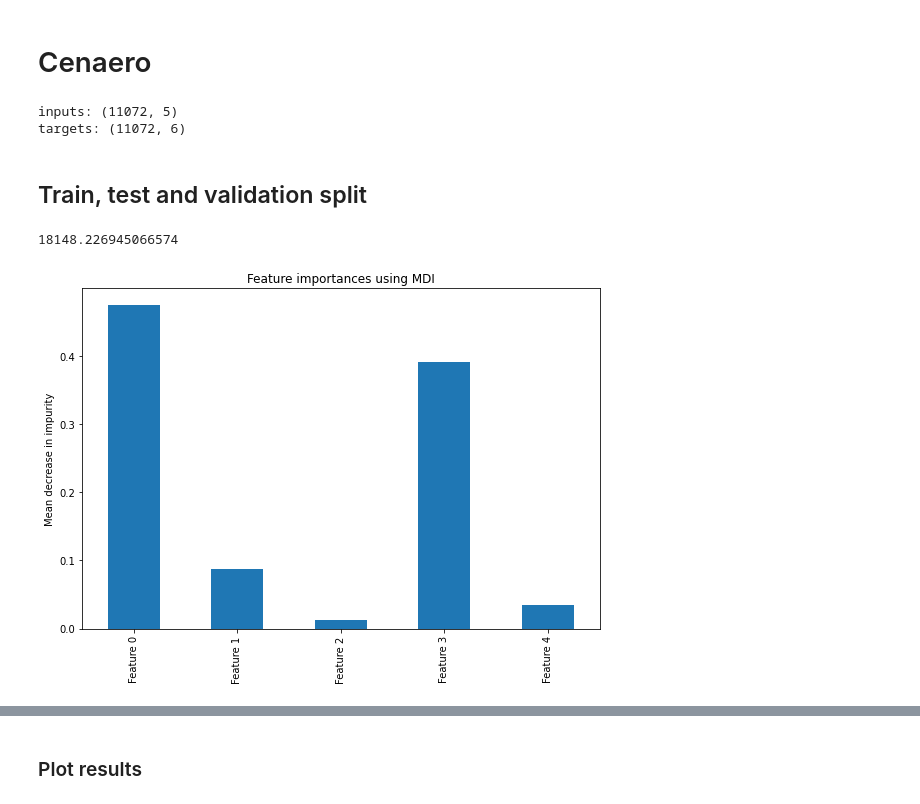
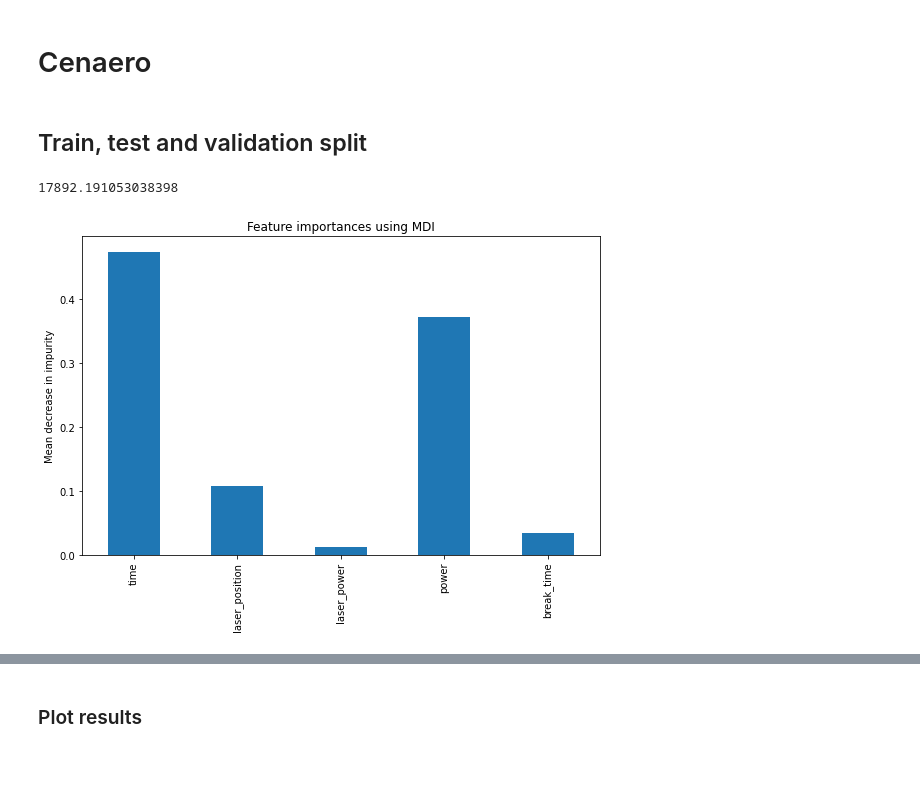
Before and after one commit to CarolineSainvitu/cenaero, a Jupyter notebook: yann/cenaero.ipynb, the cells around one changed output, grey strips where cells are left out. Cells and saved outputs as stored; diff of their text form; code cells hidden in the pictures; blank space fills up the shorter version.

```diff
--- a/yann/cenaero.ipynb
+++ b/yann/cenaero.ipynb
@@ -78,12 +104,2 @@ def load_data(simulation_ids, recurrent=False):
-# %%
-# Preview of the data
-
-inputs, targets = load_data(range(1, 8 + 1), recurrent=False)
-
-print('inputs:', inputs.shape)
-print('targets:', targets.shape)
-# %% [output]
-inputs: (11072, 5)
-targets: (11072, 6)
 # %% [markdown]
 ## Train, test and validation split
@@ -102,30 +106,41 @@ test_inputs, test_targets = load_data(test_sequence_ids, recurrent=False)
+# %%
+train_dataset, valid_dataset, test_dataset = train_valid_test_split(range(1, NUM_SEQUENCES + 1),
+                                                                    recurrent=False,
+                                                                    train_ratio=0.7)
+train_inputs, train_targets, train_seq_lengths = train_dataset
+valid_inputs, valid_targets, valid_seq_lengths = valid_dataset
+test_inputs, test_targets, test_seq_lengths = test_dataset
 # %%
 # Decision Tree training
 from sklearn.tree import DecisionTreeRegressor
+from sklearn.preprocessing import StandardScaler
+from sklearn.pipeline import make_pipeline
 
-dt = DecisionTreeRegressor(max_depth=None, random_state=SEED)
-dt.fit(train_inputs, train_targets)
+# Pipeline (standardizer -> model)
+pipe = make_pipeline(StandardScaler(),
+                     DecisionTreeRegressor(max_depth=None, random_state=SEED))
+pipe.fit(train_inputs, train_targets)
 
 # Decision Tree evaluation
-test_preds = dt.predict(test_inputs)
-MSE = ((test_preds - test_targets) ** 2).sum() / test_targets.shape[0]
+test_preds = pipe.predict(test_inputs)
+MSE = (((torch.from_numpy(test_preds) - test_targets) ** 2).sum() / test_targets.shape[0]).item()
 print(MSE)
 
 # Get feature importance
-feature_names = [f'Feature {i}' for i in range(train_inputs.shape[1])]
-
-importances = dt.feature_importances_
+feature_names = [f'{i}' for i in ['time', 'laser_position', 'laser_power', 'power', 'break_time']]
+importances = pipe.named_steps['decisiontreeregressor'].feature_importances_
 
 dt_importances = pd.Series(importances, index=feature_names)
 
 fig, ax = plt.subplots()
 dt_importances.plot.bar(ax=ax)
 ax.set_title("Feature importances using MDI")
 ax.set_ylabel("Mean decrease in impurity")
 fig.tight_layout()
+fig.savefig('output/dt_feature_importance.pdf', transparent=True)
 # %% [output]
-18148.226945066574
+17892.191053038398
-[figure, old version]
+[figure, new version]
 # %%
 # Random Forest training
 from sklearn.ensemble import RandomForestRegressor
```
Also changed, not shown: parts of 12 cells of this notebook.
